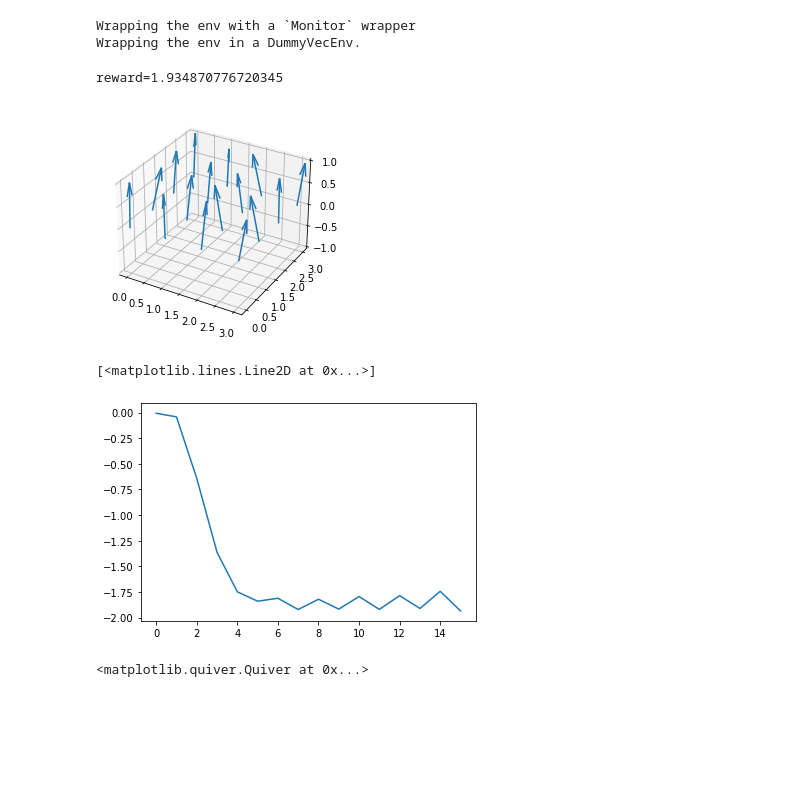
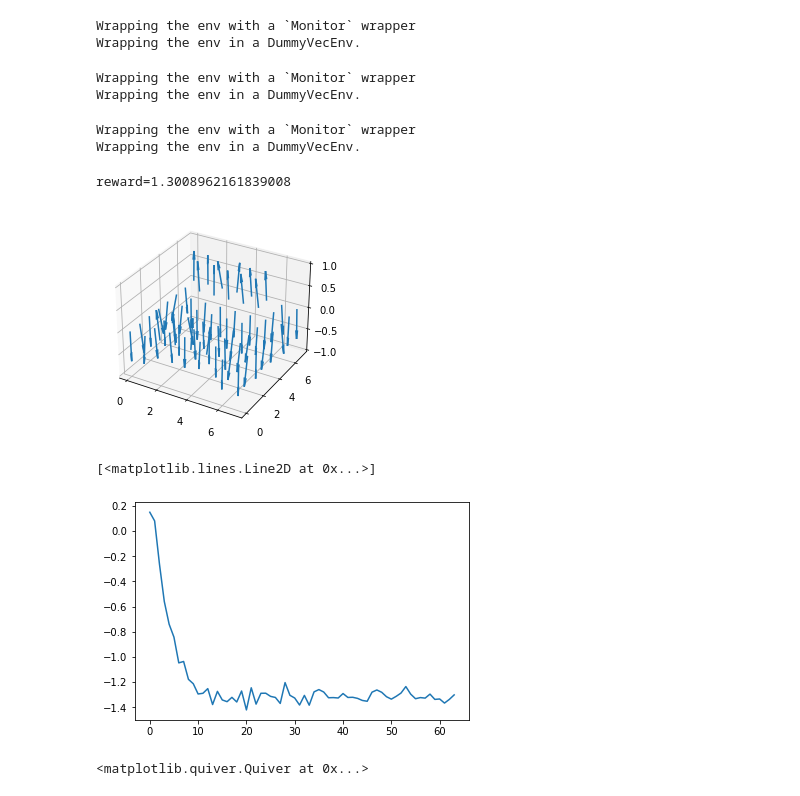
Before and after one commit to michelangelo21/lattice-models-RL, a Jupyter notebook: scripts/Test Dzyaloshinskii-Moria.ipynb, the cells around one changed output. Cells and saved outputs as stored; diff of their text form; code cells hidden in the pictures; blank space fills up the shorter version.

Commit message:
test dzyaloshinskii-moria

```diff
--- a/scripts/Test Dzyaloshinskii-Moria.ipynb
+++ b/scripts/Test Dzyaloshinskii-Moria.ipynb
@@ -23,7 +23,7 @@ env = gym.make(
     J=J,
     D=D,
     step_size=STEP_SIZE,
-    max_episode_steps=4**2,
+    max_episode_steps=4 * 4**2,
 )
 
 folder_path = "../results/dzmoriya2D/L4/2022-11-28T221431_J1.0_D1.0_step0.5_mlp_nfeat128"
@@ -31,36 +31,73 @@ model = PPO.load(folder_path + "/model", env=env)
 # %% [output]
 Wrapping the env with a `Monitor` wrapper
 Wrapping the env in a DummyVecEnv.
+# %%
+SIDE_LENGTH = 6
+J = 1.0
+D = 1.0
+STEP_SIZE = 0.5
+env = gym.make(
+    "gym_xymodel:dzyaloshinskiimoriya2D-v0",
+    L=SIDE_LENGTH,
+    J=J,
+    D=D,
+    step_size=STEP_SIZE,
+    max_episode_steps=4 * 4**2,
+)
+
+folder_path = "../results/dzmoriya2D/L6/2022-11-28T232719_J1.0_D1.0_step0.5_mlp_nfeat128"
+# %% [output]
+Wrapping the env with a `Monitor` wrapper
+Wrapping the env in a DummyVecEnv.
+# %%
+SIDE_LENGTH = 8
+J = 1.0
+D = 1.0
+STEP_SIZE = 0.5
+env = gym.make(
+    "gym_xymodel:dzyaloshinskiimoriya2D-v0",
+    L=SIDE_LENGTH,
+    J=J,
+    D=D,
+    step_size=STEP_SIZE,
+    max_episode_steps=4 * 4**2,
+)
+
+folder_path = "../results/dzmoriya2D/L8/2022-11-29T230007_J1.0_D1.4_B0.02_step0.5_mlp_nfeat256"
+model = PPO.load(folder_path + "/logs/best_model", env=env)
+# %% [output]
+Wrapping the env with a `Monitor` wrapper
+Wrapping the env in a DummyVecEnv.
 # %%
 energies = []
 obs = env.reset()
-for i in range(20):
+for i in range(65):
     action, _state = model.predict(obs, deterministic=True)
     obs, reward, done, info = env.step(action)
     energies.append(env.compute_energy())
     if done:
         print(f"{reward=}")
         # TODO plot lattice function
         lattice = env.state_to_lattice()
         ax = plt.figure().add_subplot(projection='3d')
-        x, y, z = np.meshgrid(np.arange(4),
-                      np.arange(4),
+        x, y, z = np.meshgrid(np.arange(SIDE_LENGTH),
+                      np.arange(SIDE_LENGTH),
                       np.arange(1))
-        ax.quiver(x, y, z, lattice[...,:1], lattice[...,1:2], lattice[...,2:3])
+        ax.quiver(x, y, z, lattice[...,:1], lattice[...,1:2], lattice[...,2:3], length=0.7)
         ax.set_zlim(-1, 1)
         plt.show()
         break
         # env.reset()
     # if i % 100 == 0:
     #   print(f"{i=}, {reward=}")
     #   env.render()
 
 plt.plot(energies)
 # %% [output]
-reward=1.934870776720345
+reward=1.3008962161839008
-[figure, old version]
+[figure, new version]
 [<matplotlib.lines.Line2D at 0x...>]
-[figure, old version]
+[figure, new version]
 # %%
 plt.quiver(lattice[...,0], lattice[...,1], lattice[...,2])
 # %% [output]
```
